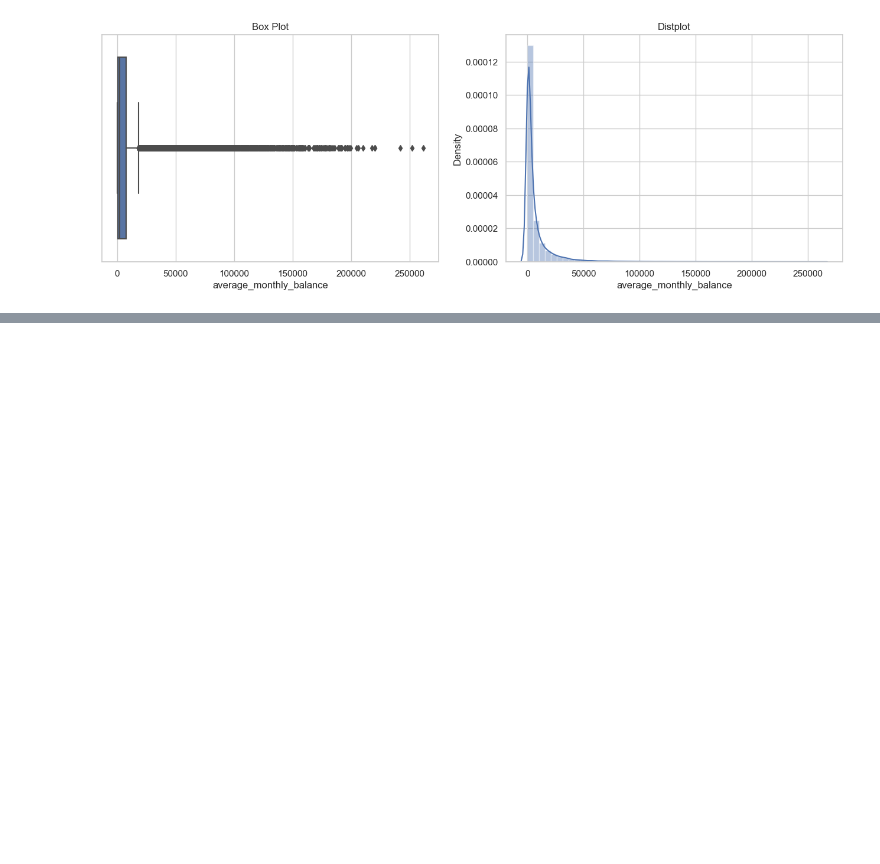
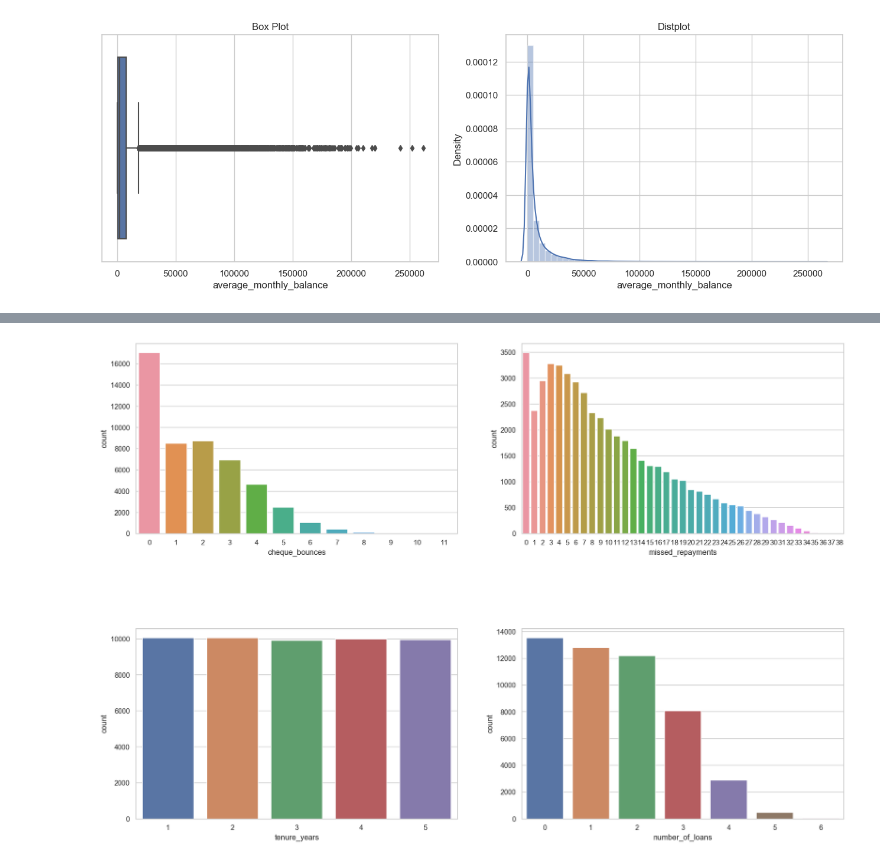
Before and after one commit to angadgothe/BFSI_CaseStudy2024, a Jupyter notebook: IIITB_upGrad_Course5_Assignment.ipynb, the cells around one changed output, grey strips where cells are left out. Cells and saved outputs as stored; diff of their text form; code cells hidden in the pictures; blank space fills up the shorter version.

```diff
--- a/IIITB_upGrad_Course5_Assignment.ipynb
+++ b/IIITB_upGrad_Course5_Assignment.ipynb
@@ -551,0 +575,10 @@ Observation -
+# %%
+#plotting the barcharts to show obove informations more detailed way
+dt= ['cheque_bounces','missed_repayments','tenure_years','number_of_loans']
+plt.figure(figsize = (20,200), dpi=120)
+for i in enumerate(dt):
+    plt.subplot(25, 2, i[0]+1)
+    plt.subplots_adjust(hspace=0.5)
+    sns.countplot(x = i[1], data = final_data)
+# %% [output]
+[figure, added]
```
Also changed, not shown: parts of 34 cells of this notebook.
